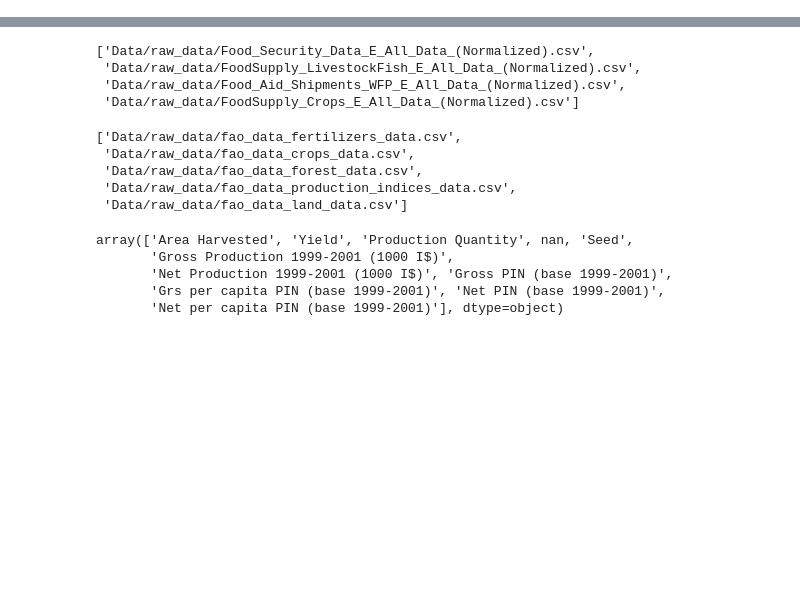
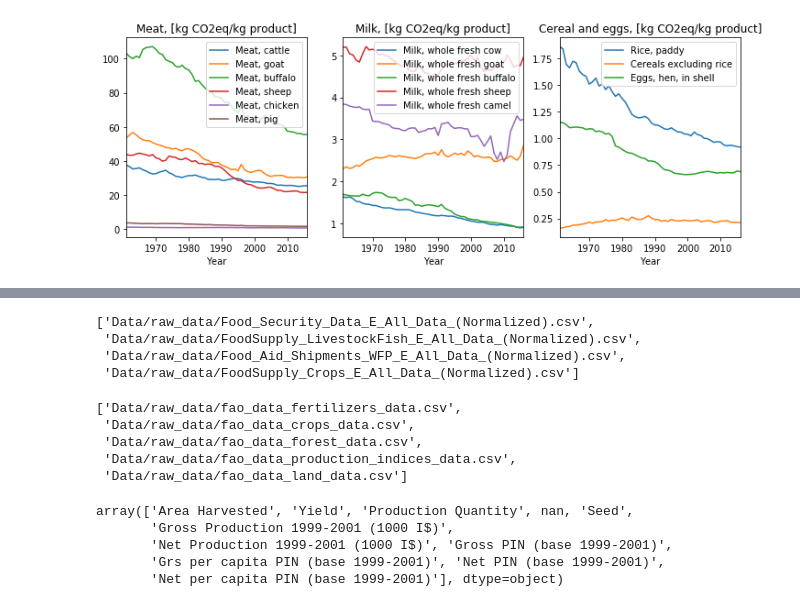
Before and after one commit to tileb1/global-food-statistics, a Jupyter notebook: descriptive_analysis.ipynb, the cells around one changed output, grey strips where cells are left out. Saved outputs shown, nothing was run; the diff lists cells and outputs as text; code cells hidden in the pictures; blank space fills up the shorter version.

```diff
--- a/descriptive_analysis.ipynb
+++ b/descriptive_analysis.ipynb
@@ -14,3 +28,4 @@ def select_keywords_related_files(data_path, key_words):
 # %%
 # Select all files which are related to climate change
-environment_paths = select_keywords_related_files(data_path, key_words=['Environment','Emissions', 'Climate'])
+emissions_paths = select_keywords_related_files(data_path, key_words=['Emissions'])
+emissions_paths
@@ -16,0 +50,7 @@ environment_paths = select_keywords_related_files(data_path, key_words=['Environ
+# %%
+emissions_df = pd.read_csv('Data/raw_data/Environment_Emissions_intensities_E_All_Data_(Normalized).zip', encoding='latin-1')
+emissions_df = pd.read_csv(emissions_paths[-6], encoding='latin-1')
+print(emissions_df.Element.unique())
+print(emissions_df.Item.unique())
+print(emissions_df.Year.max())
+emissions_df[emissions_df.Element == 'Emissions (CO2eq)']
@@ -16,0 +78,6 @@ environment_paths = select_keywords_related_files(data_path, key_words=['Environ
+# %%
+emissions_df['is_country'] = emissions_df['Area Code'].apply(lambda code: len(str(code)) < 4)
+emissions_country = emissions_df[(emissions_df.Element == 'Emissions (CO2eq)') & (emissions_df.is_country)]
+emissions_country_total = emissions_country[emissions_country.Year == 2014][['Area', 'Value']]\
+    .groupby('Area', as_index=False).agg('sum').sort_values(by='Value', ascending=False)
+emissions_country_total
@@ -16,0 +140,23 @@ environment_paths = select_keywords_related_files(data_path, key_words=['Environ
+# %%
+world_emissions_intensity = emissions_df[(emissions_df.Element == 'Emissions intensity') & (emissions_df.Area == 'World')]
+items = world_emissions_intensity.Item.unique().tolist()
+meat = list(filter(lambda x: 'Meat' in x, items))
+milk = list(filter(lambda x: 'Milk' in x, items))
+remaining = list(set(items) - set(meat + milk))
+# %%
+world_emissions_intensity = world_emissions_intensity[['Item', 'Year', 'Value']].groupby(['Item', 'Year'], as_index=False).agg('mean')
+fig, axes = plt.subplots(1, 3, figsize=(12, 4))
+for item in meat:
+    world_emissions_intensity[world_emissions_intensity.Item == item].plot(x='Year', y='Value', ax=axes[0], label=item)
+    axes[0].legend()
+    axes[0].set_title('Meat, [kg CO2eq/kg product]')
+for item in milk:
+    world_emissions_intensity[world_emissions_intensity.Item == item].plot(x='Year', y='Value', ax=axes[1], label=item)
+    axes[1].legend()
+    axes[1].set_title('Milk, [kg CO2eq/kg product]')
+for item in remaining:
+    world_emissions_intensity[world_emissions_intensity.Item == item].plot(x='Year', y='Value', ax=axes[2], label=item)
+    axes[2].legend()
+    axes[2].set_title('Cereal and eggs, [kg CO2eq/kg product]')
+# %% [output]
+[figure, added]
```
Also changed, not shown: parts of 14 cells of this notebook.
